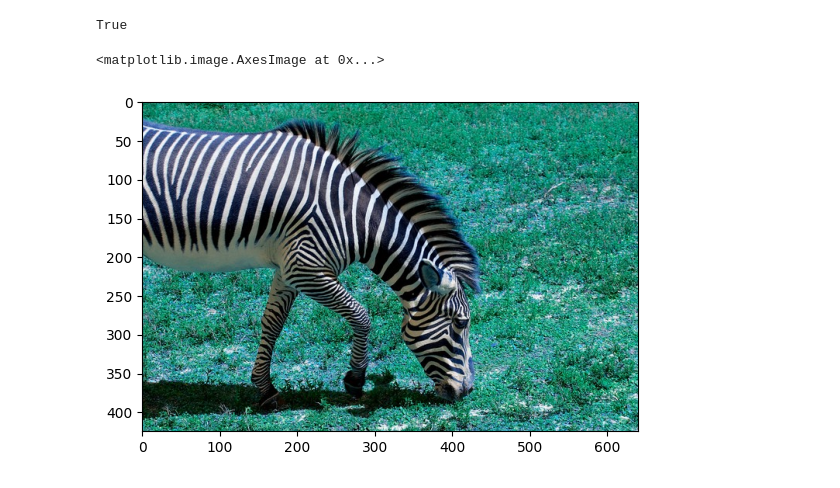
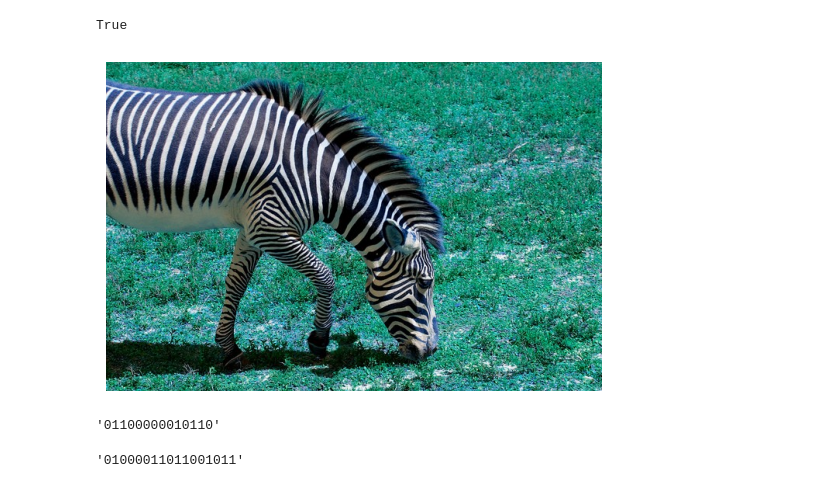
Before and after one commit to rawanmd/segmentation_coverless_steg, a Jupyter notebook: Segmentation_Coverless_Steg_SAM.ipynb, the cells around one changed output. Cells and saved outputs as stored; diff of their text form; code cells hidden in the pictures.

```diff
--- a/Segmentation_Coverless_Steg_SAM.ipynb
+++ b/Segmentation_Coverless_Steg_SAM.ipynb
@@ -523,11 +543,17 @@ cv2.imwrite("/test.jpg", im,
 True
 # %%
 im2 = cv2.imread("/test.jpg")
-plt.imshow(im2)
+plt.axis(False)
+plt.imshow(im2);
 # %% [output]
-<matplotlib.image.AxesImage at 0x...>
-[figure, old version]
+[figure, new version]
 # %%
 mask2 = extract_masks("test.jpg")
 # %%
-mask2
+mask2[0]
+# %% [output]
+'01100000010110'
+# %%
+mask[0]
+# %% [output]
+'01000011011001011'
```
Also changed, not shown: parts of 12 cells of this notebook.
